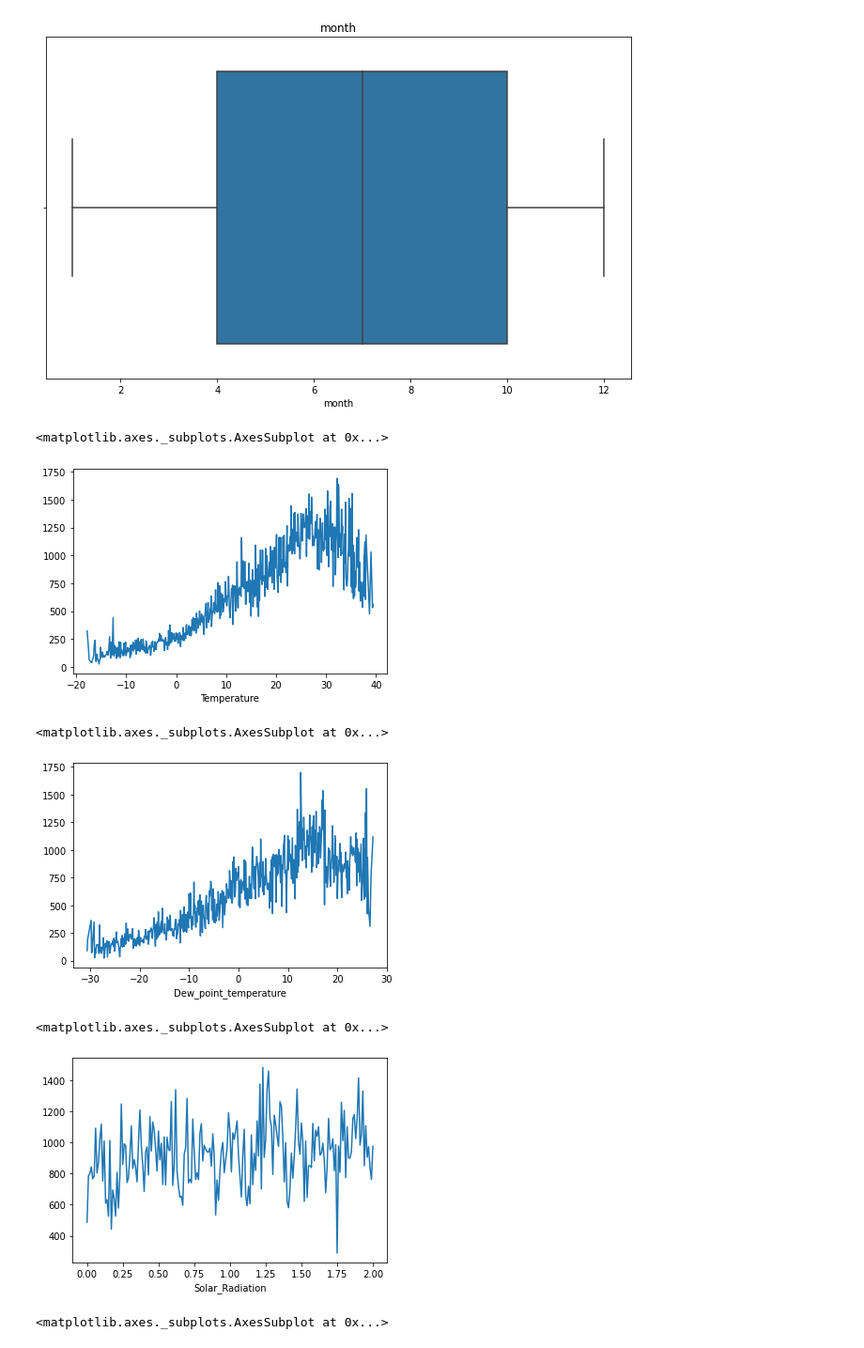
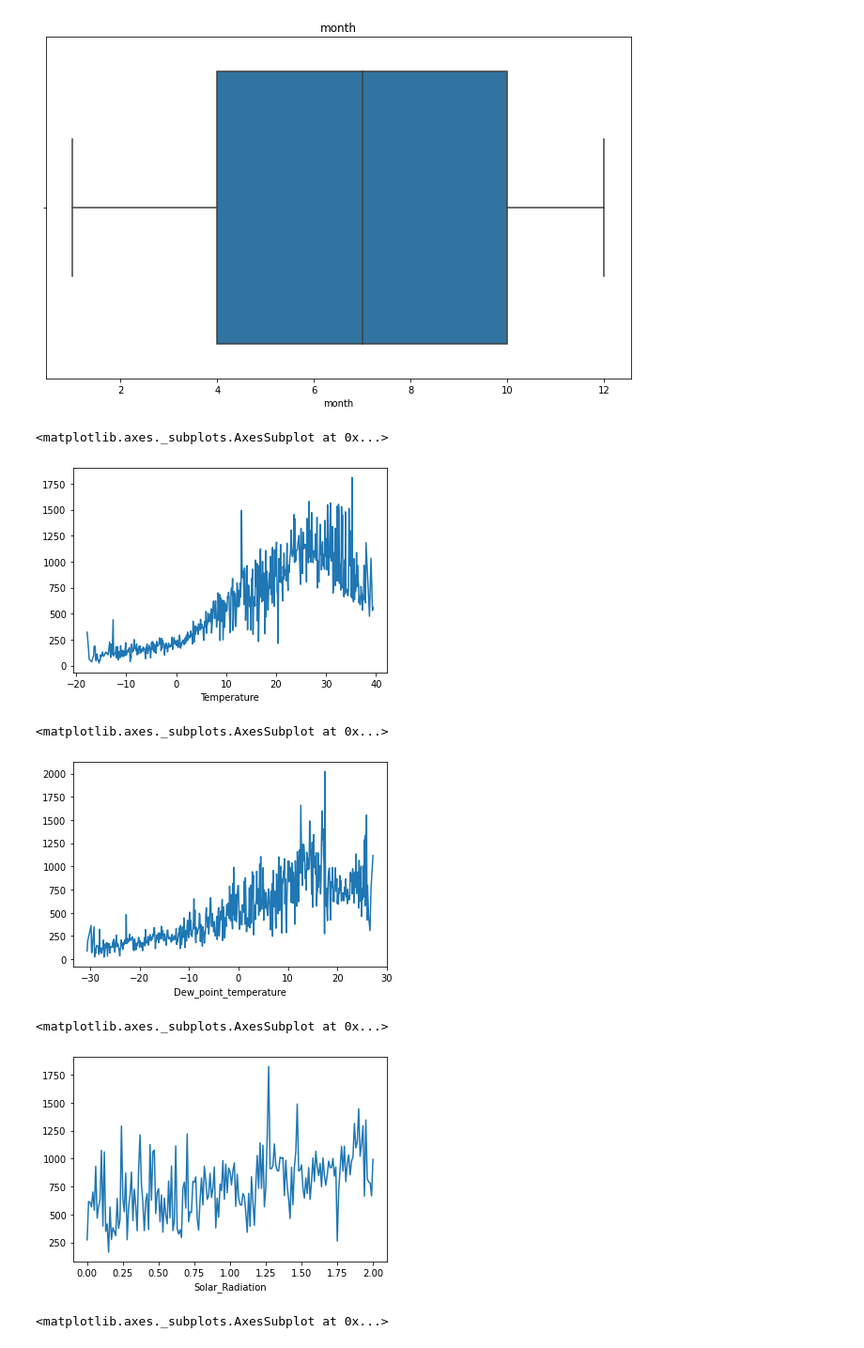
Before and after one commit to ajinkyajumde/SeoulBikeData, a Jupyter notebook: Bike_Sharing_Demand.ipynb, the cells around one changed output. Shown at 94% size. Drawn from its saved outputs; the diff is of its cells as text; code cells hidden in the pictures.

```diff
--- a/Bike_Sharing_Demand.ipynb
+++ b/Bike_Sharing_Demand.ipynb
@@ -253,20 +253,20 @@ plt.show()
 [figure]
 [figure]
 # %%
-dataset.groupby('Temperature').mean()['Rented_Bike_Count'].plot()
+dataset.groupby('Temperature').median()['Rented_Bike_Count'].plot()
 # %% [output]
 <matplotlib.axes._subplots.AxesSubplot at 0x...>
-[figure, old version]
+[figure, new version]
 # %%
-dataset.groupby('Dew_point_temperature').mean()['Rented_Bike_Count'].plot()
+dataset.groupby('Dew_point_temperature').median()['Rented_Bike_Count'].plot()
 # %% [output]
 <matplotlib.axes._subplots.AxesSubplot at 0x...>
-[figure, old version]
+[figure, new version]
 # %%
-dataset.groupby('Solar_Radiation').mean()['Rented_Bike_Count'].plot()
+dataset.groupby('Solar_Radiation').median()['Rented_Bike_Count'].plot()
 # %% [output]
 <matplotlib.axes._subplots.AxesSubplot at 0x...>
-[figure, old version]
+[figure, new version]
 # %%
 dataset.groupby('Snowfall').mean()['Rented_Bike_Count'].plot()
 # %% [output]
```
Also changed, not shown: parts of 8 cells of this notebook.
